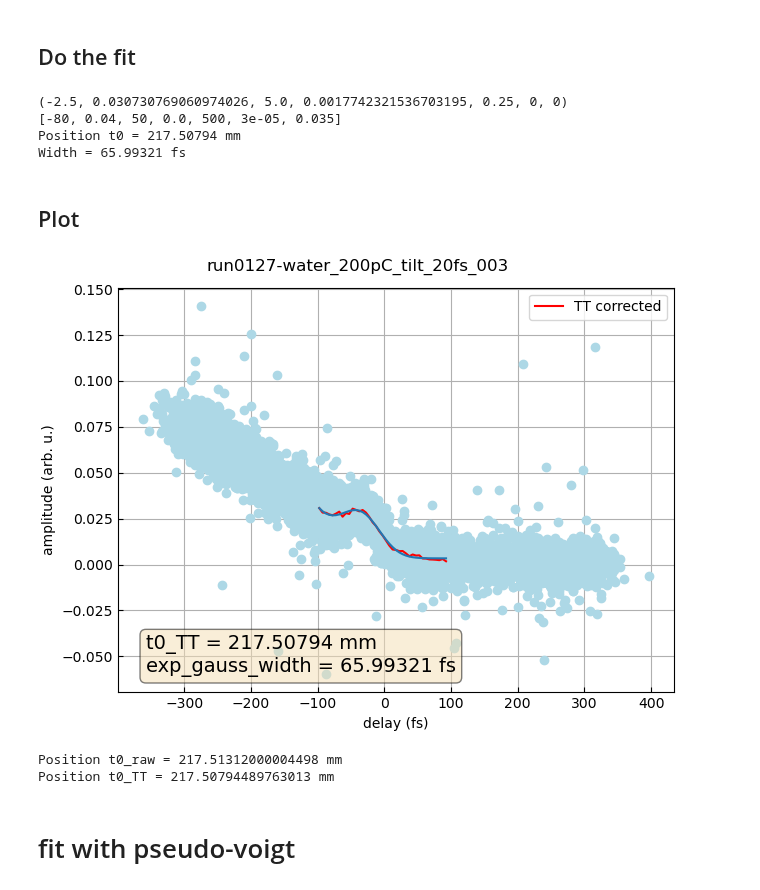
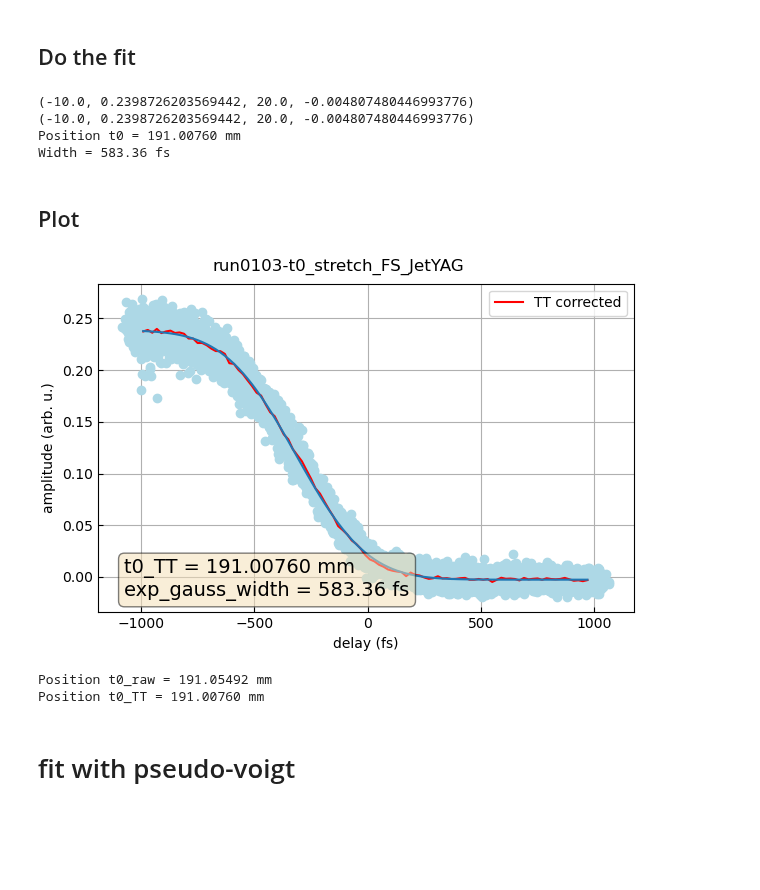
Before and after one commit to paulscherrerinstitute/alvra_beamline_scripts, a Jupyter notebook: YAG_scans_oneTT.ipynb, the cells around one changed output. Saved outputs shown, nothing was run; the diff lists cells and outputs as text; code cells hidden in the pictures; blank space fills up the shorter version.

```diff
--- a/YAG_scans_oneTT.ipynb
+++ b/YAG_scans_oneTT.ipynb
@@ -25,13 +28,15 @@ width2 = []
 # %% [markdown]
 ## choose run number
 # %%
-pgroup='p21628'
-runnumber = 127
+pgroup='p21621'
+runnumber = 103
 print ('run: {:04d}'.format(runnumber))
 
 #############################################################
 jsonfile = ''
 jsonfile = glob.glob('/sf/alvra/data/{}/raw/*{:04d}*/meta/scan.json'.format(pgroup, runnumber))[0]
+#jsonfile = glob.glob('/sf/alvra/data/{}/work/example_data/*{:04d}*/meta/scan.json'.format(pgroup, runnumber))[0]
+
 titlestring = str( pgroup + ' --- ' +jsonfile.split('/')[-3])
 run_name = jsonfile.split('/')[-3]
 jsonfile
@@ -116,10 +121,10 @@ plt.show()
 # %% [markdown]
 ## Re-bin the data with chosen binsize
 # %%
-binsize = 5 # in fs
+binsize = 20 # in fs
 
-min_delay = -100
-max_delay = 100
+min_delay = -1000
+max_delay = 1000
 
 #####################################################################################################
 from scipy.stats import binned_statistic
@@ -140,9 +145,9 @@ pp_TT, binEdges, binNumber = binned_statistic(Delays_corr, Pump_probe_scan, stat
 # exp_gauss_heaviside --------> [x0, amplitude, width, offset, lifetime]
 # conv_exp_gauss_heaviside2 --> [x0, amplitude, width, offset, lifetime, a, b]
 
-#fit = Fit(errfunc_fwhm, estimate_errfunc_parameters)
+fit = Fit(errfunc_fwhm, estimate_errfunc_parameters)
 #fit = Fit(conv_exp_gauss_heaviside, estimate_conv_exp_gauss_heaviside_parameters)
-fit = Fit(conv_exp_gauss_heaviside2, estimate_conv_exp_gauss_heaviside2_parameters)
+#fit = Fit(conv_exp_gauss_heaviside2, estimate_conv_exp_gauss_heaviside2_parameters)
 # %% [markdown]
 ## Do the fit
 # %%
@@ -153,7 +158,7 @@ pp_TT=  pp_TT[index]
 fit.estimate(Delay_fs_TT, pp_TT)            # this sets some internal params
 print(fit.p0)
 #fit.p0 = better_p0(fit.p0, 4, -80)# overwrite some values (index) if needed:
-fit.p0 =[-80, 0.04, 50, 0.0, 500, 3e-5, 0.035]
+#fit.p0 =[-80, 0.04, 50, 0.0, 500, 3e-5, 0.035]
 #fit.p0 =[-80, 0.16, 100, 0.0, 200]
 print(fit.p0)
 
@@ -164,50 +169,49 @@ t0_fs = fit.popt[0]
 t0_mm = Timezero_mm + fs2mm(t0_fs, 0)
 width_fs = fit.popt[2]
 
-print("Position t0 =",np.round(t0_mm,5),"mm")
-#print("Width =",np.abs(np.round(width_mm,3))*1000,"um")
-#print("Position t0 =",np.round(t0_fs,5),"fs")
-print("Width =",np.abs(np.round(width_fs,5)),"fs")
+print("Position t0 = {:.5f} mm".format(t0_mm))
+print("Width = {:.2f} fs".format(width_fs))
 # %% [output]
-(-2.5, 0.030730769060974026, 5.0, 0.0017742321536703195, 0.25, 0, 0)
-[-80, 0.04, 50, 0.0, 500, 3e-05, 0.035]
-Position t0 = 217.50794 mm
-Width = 65.99321 fs
+(-10.0, 0.2398726203569442, 20.0, -0.004807480446993776)
+(-10.0, 0.2398726203569442, 20.0, -0.004807480446993776)
+Position t0 = 191.00760 mm
+Width = 583.36 fs
 # %% [markdown]
 ## Plot
 # %%
-fig, ax = plt.subplots(constrained_layout=True)
+#fig, ax = plt.subplots(figsize=(5,3),constrained_layout=True, dpi = 120)
+fig, ax = plt.subplots(figsize=(6,4),constrained_layout=True)
 #plt.figure(constrained_layout=True)
 plt.suptitle(jsonfile.split('/')[-3] )#+ " mono")
 
 plt.tick_params(direction='in')
 
 plt.plot(Delays_corr, Pump_probe_scan, 'o', color='lightblue')#, markersize=0.5)
 # plt.plot(Delay_fs, pp_uncorrected, marker='.',label = 'raw scan, t0 = {} mm'.format(timezero_mm))
 plt.plot(Delay_fs_TT, pp_TT, color='red', label = 'TT corrected')
 plt.plot(Delay_fs_TT, pp_fit)
 
 boxstyle = dict(boxstyle='round', facecolor='wheat', alpha=0.5)
 boxtext = '\n'.join((#r'Delta_t0 = {} fs'.format(np.round(t0_fs, 5)),
-                     r't0_TT = {} mm'.format(np.round(Timezero_mm + fs2mm(t0_fs,0),5)),
-            r'exp_gauss_width = {} fs'.format(np.abs(np.round(width_fs, decimals = 5)))))
-plt.text(0.05, 0.05, boxtext, transform=ax.transAxes, bbox=boxstyle, fontsize=14)
+                     r't0_TT = {:.5f} mm'.format(Timezero_mm + fs2mm(t0_fs,0)),
+            r'exp_gauss_width = {:.2f} fs'.format(np.abs(width_fs))))
+plt.text(0.05, 0.05, boxtext, transform = ax.transAxes, bbox = boxstyle, fontsize = 14)
 
 plt.xlabel('delay (fs)')
 plt.ylabel('amplitude (arb. u.)')
 plt.legend (loc = 'upper right')
 #plt.xlim(-300, 300)
 #plt.ylim(-0.025, 0.05)
 
 plt.grid()
 plt.show()
 
-print("Position t0_raw = {} mm".format(Timezero_mm ))
-print("Position t0_TT = {} mm".format(Timezero_mm + fs2mm(t0_fs,0)))
+print("Position t0_raw = {:.5f} mm".format(Timezero_mm ))
+print("Position t0_TT = {:.5f} mm".format(Timezero_mm + fs2mm(t0_fs,0)))
 # %% [output]
-[figure, old version]
+[figure, new version]
-Position t0_raw = 217.51312000004498 mm
-Position t0_TT = 217.50794489763013 mm
+Position t0_raw = 191.05492 mm
+Position t0_TT = 191.00760 mm
 # %% [markdown]
 # fit with pseudo-voigt
 # %%
```
Also changed, not shown: parts of 36 cells of this notebook, 4 other files.
